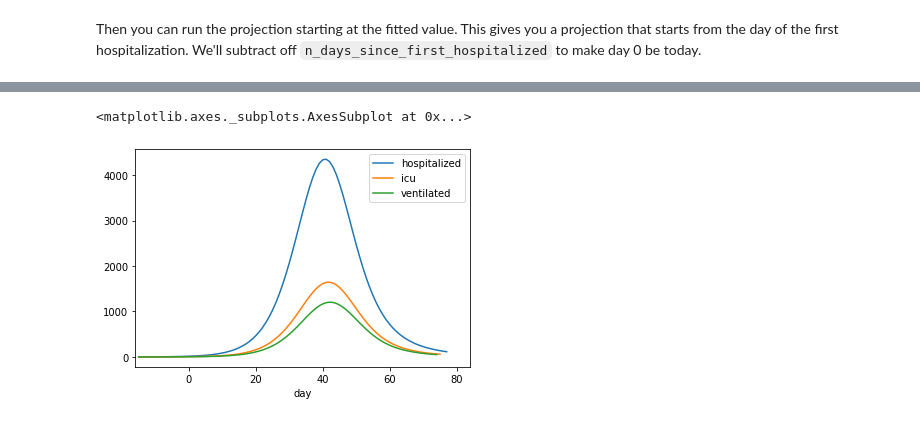
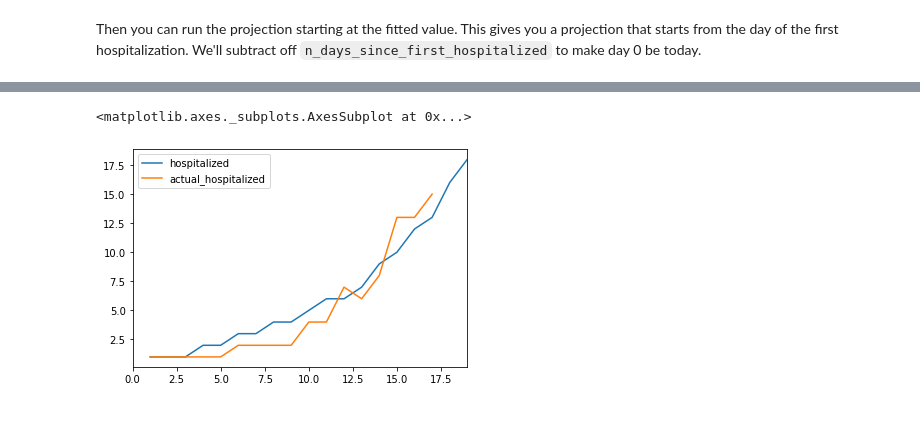
Before and after one commit to unterwegerK/chime, a Jupyter notebook: notebooks/Fit doubling time using time since first hospitalization.ipynb, the cells around one changed output, grey strips where cells are left out. Saved outputs shown, nothing was run; the diff lists cells and outputs as text; code cells hidden in the pictures.

```diff
--- a/notebooks/Fit doubling time using time since first hospitalization.ipynb
+++ b/notebooks/Fit doubling time using time since first hospitalization.ipynb
@@ -192,5 +191,0 @@ admits_df.set_index('day').plot()
-# %%
-census_df.set_index('day').plot()
-# %% [output]
-<matplotlib.axes._subplots.AxesSubplot at 0x...>
-[figure, removed]
@@ -197,3 +214,8 @@ census_df.set_index('day').plot()
+# %%
+census_df[['hospitalized', 'actual_hospitalized']].head(20).plot()
+# %% [output]
+<matplotlib.axes._subplots.AxesSubplot at 0x...>
+[figure, added]
 # %%
 census_df.set_index('day').head(30)
 # %% [output]
```
Also changed, not shown: parts of 7 cells of this notebook.
